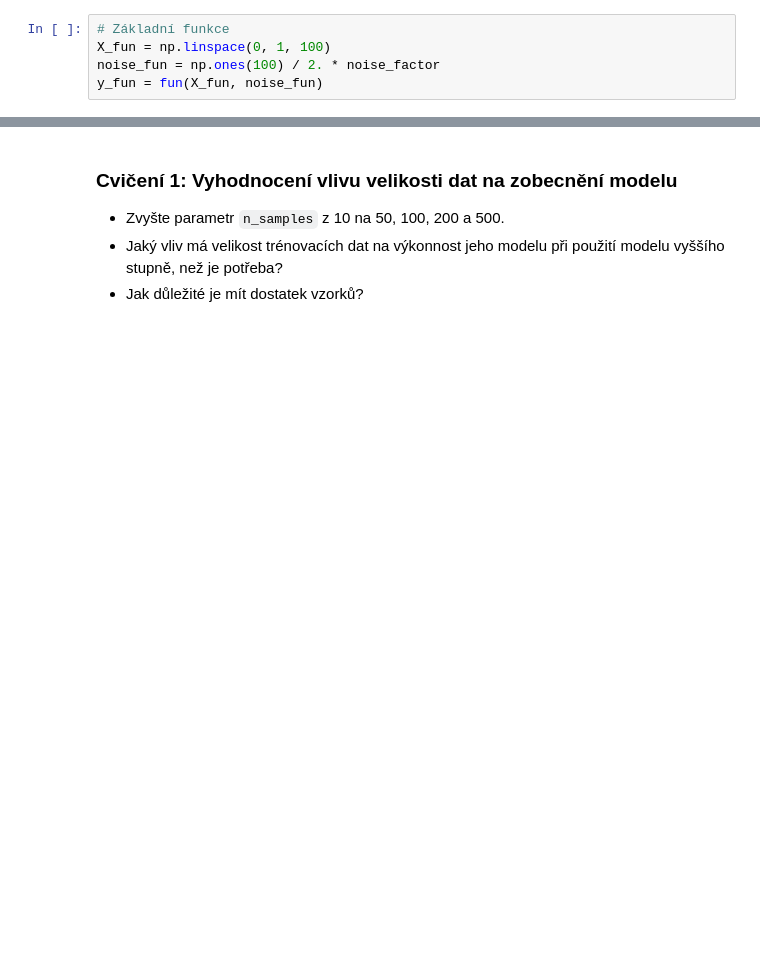
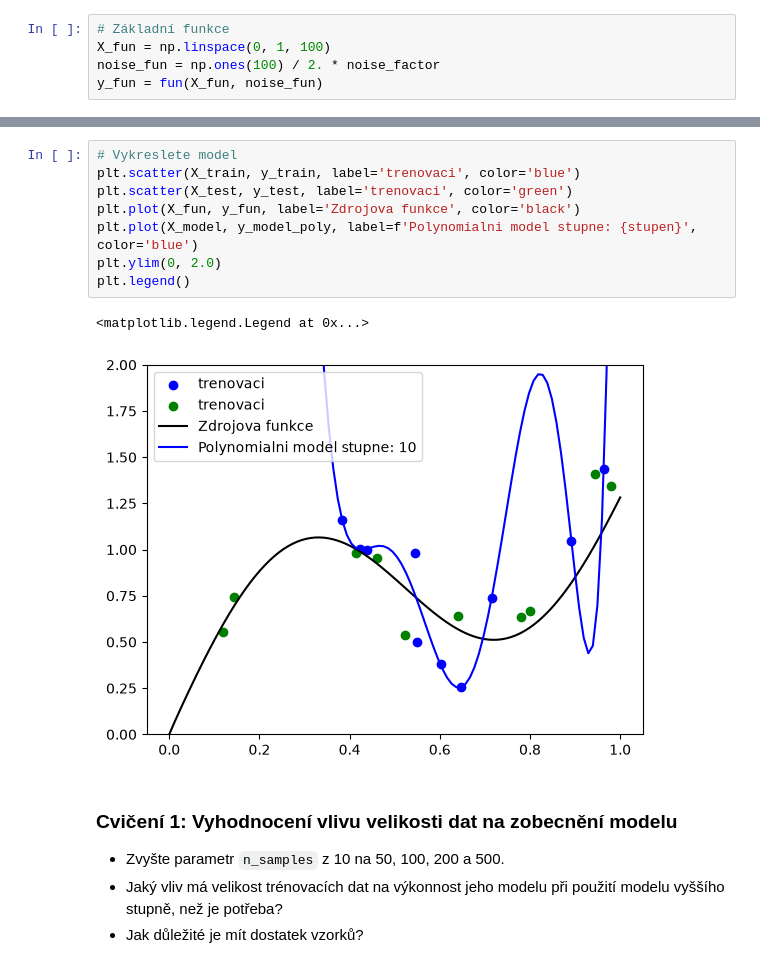
Before and after one commit to lbrodsky/yusu_reseni, a Jupyter notebook: generalizace_poly_modelu_1.ipynb, the cells around one changed output, grey strips where cells are left out. Cells and saved outputs as stored; diff of their text form; blank space fills up the shorter version.

```diff
--- a/generalizace_poly_modelu_1.ipynb
+++ b/generalizace_poly_modelu_1.ipynb
@@ -69,3 +135,14 @@ pass
+# %%
+# Vykreslete model
+plt.scatter(X_train, y_train, label='trenovaci', color='blue')
+plt.scatter(X_test, y_test, label='trenovaci', color='green')
+plt.plot(X_fun, y_fun, label='Zdrojova funkce', color='black')
+plt.plot(X_model, y_model_poly, label=f'Polynomialni model stupne: {stupen}', color='blue')
+plt.ylim(0, 2.0)
+plt.legend()
+# %% [output]
+<matplotlib.legend.Legend at 0x...>
+[figure, added]
 # %% [markdown]
 ### **Cvičení 1:** Vyhodnocení vlivu velikosti dat na zobecnění modelu
 
```
Also changed, not shown: parts of 27 cells of this notebook.
